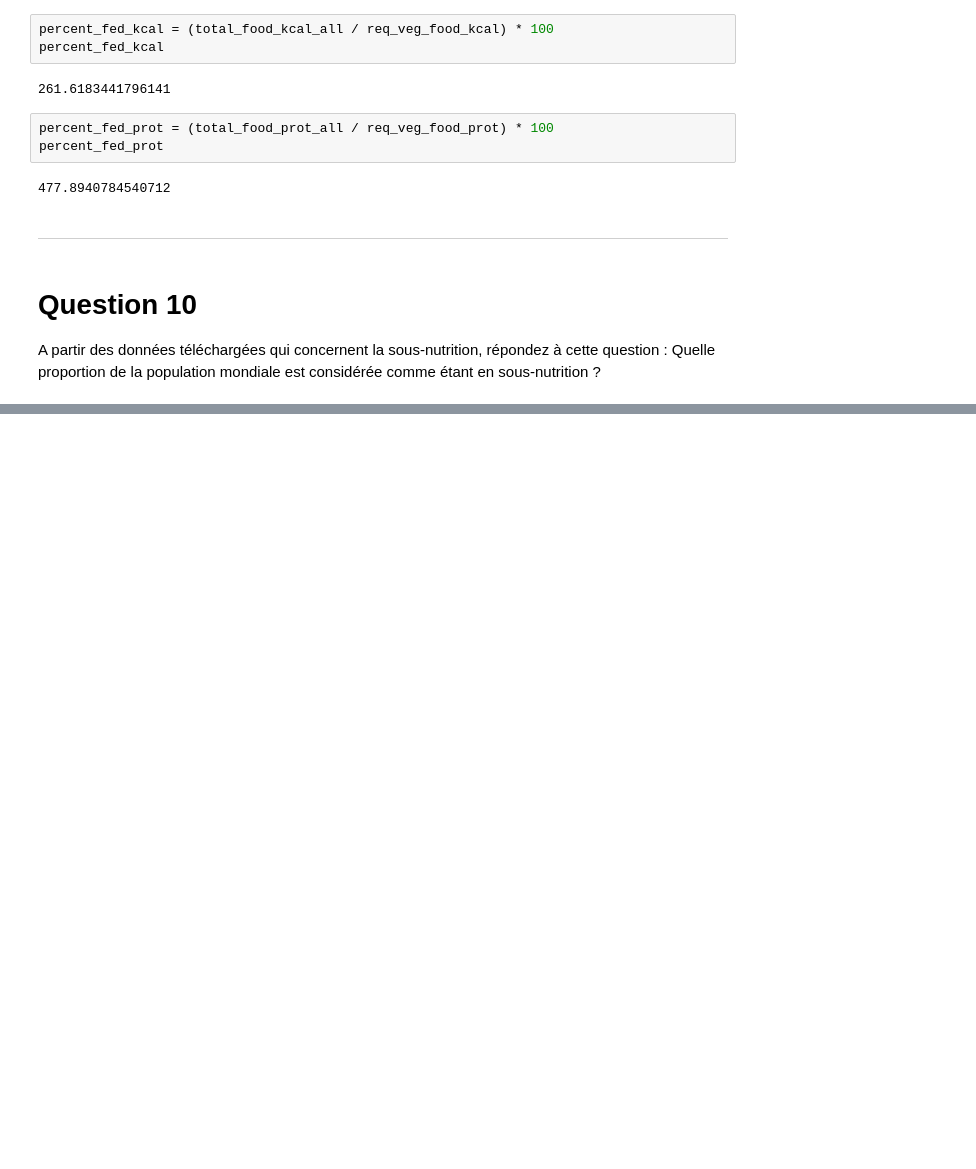
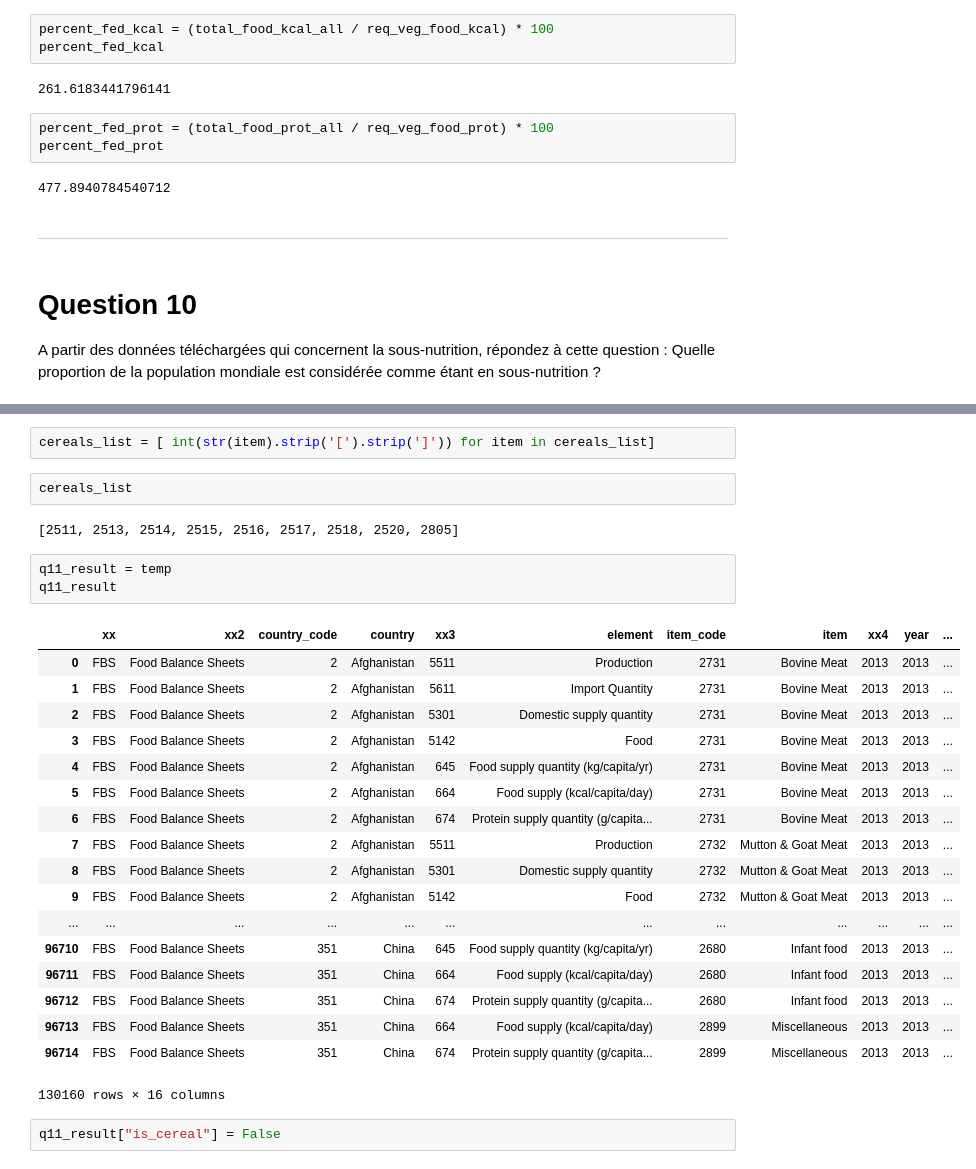
Before and after one commit to Sh4mSh4m/OCR_DA_proj3, a Jupyter notebook: projet3_fao.ipynb, the cells around one changed output, grey strips where cells are left out. Saved outputs shown, nothing was run; the diff lists cells and outputs as text; blank space fills up the shorter version.

```diff
--- a/projet3_fao.ipynb
+++ b/projet3_fao.ipynb
@@ -504,0 +612,30 @@ A partir des données téléchargées qui concernent la sous-nutrition, réponde
+# %%
+cereals_list = [ int(str(item).strip('[').strip(']')) for item in cereals_list]
+# %%
+cereals_list
+# %% [output]
+[2511, 2513, 2514, 2515, 2516, 2517, 2518, 2520, 2805]
+# %%
+q11_result = temp
+q11_result
+# %% [output]
+|  | xx | xx2 | country_code | country | xx3 | element | item_code | item | xx4 | year | ... |
+| 0 | FBS | Food Balance Sheets | 2 | Afghanistan | 5511 | Production | 2731 | Bovine Meat | 2013 | 2013 | ... |
+| 1 | FBS | Food Balance Sheets | 2 | Afghanistan | 5611 | Import Quantity | 2731 | Bovine Meat | 2013 | 2013 | ... |
+| 2 | FBS | Food Balance Sheets | 2 | Afghanistan | 5301 | Domestic supply quantity | 2731 | Bovine Meat | 2013 | 2013 | ... |
+| 3 | FBS | Food Balance Sheets | 2 | Afghanistan | 5142 | Food | 2731 | Bovine Meat | 2013 | 2013 | ... |
+| 4 | FBS | Food Balance Sheets | 2 | Afghanistan | 645 | Food supply quantity (kg/capita/yr) | 2731 | Bovine Meat | 2013 | 2013 | ... |
+| 5 | FBS | Food Balance Sheets | 2 | Afghanistan | 664 | Food supply (kcal/capita/day) | 2731 | Bovine Meat | 2013 | 2013 | ... |
+| 6 | FBS | Food Balance Sheets | 2 | Afghanistan | 674 | Protein supply quantity (g/capita... | 2731 | Bovine Meat | 2013 | 2013 | ... |
+| 7 | FBS | Food Balance Sheets | 2 | Afghanistan | 5511 | Production | 2732 | Mutton & Goat Meat | 2013 | 2013 | ... |
+| 8 | FBS | Food Balance Sheets | 2 | Afghanistan | 5301 | Domestic supply quantity | 2732 | Mutton & Goat Meat | 2013 | 2013 | ... |
+| 9 | FBS | Food Balance Sheets | 2 | Afghanistan | 5142 | Food | 2732 | Mutton & Goat Meat | 2013 | 2013 | ... |
+| ... | ... | ... | ... | ... | ... | ... | ... | ... | ... | ... | ... |
+| 96710 | FBS | Food Balance Sheets | 351 | China | 645 | Food supply quantity (kg/capita/yr) | 2680 | Infant food | 2013 | 2013 | ... |
+| 96711 | FBS | Food Balance Sheets | 351 | China | 664 | Food supply (kcal/capita/day) | 2680 | Infant food | 2013 | 2013 | ... |
+| 96712 | FBS | Food Balance Sheets | 351 | China | 674 | Protein supply quantity (g/capita... | 2680 | Infant food | 2013 | 2013 | ... |
+| 96713 | FBS | Food Balance Sheets | 351 | China | 664 | Food supply (kcal/capita/day) | 2899 | Miscellaneous | 2013 | 2013 | ... |
+| 96714 | FBS | Food Balance Sheets | 351 | China | 674 | Protein supply quantity (g/capita... | 2899 | Miscellaneous | 2013 | 2013 | ... |
+130160 rows × 16 columns
+# %%
+q11_result["is_cereal"] = False
```
Also changed, not shown: parts of 14 cells of this notebook.
